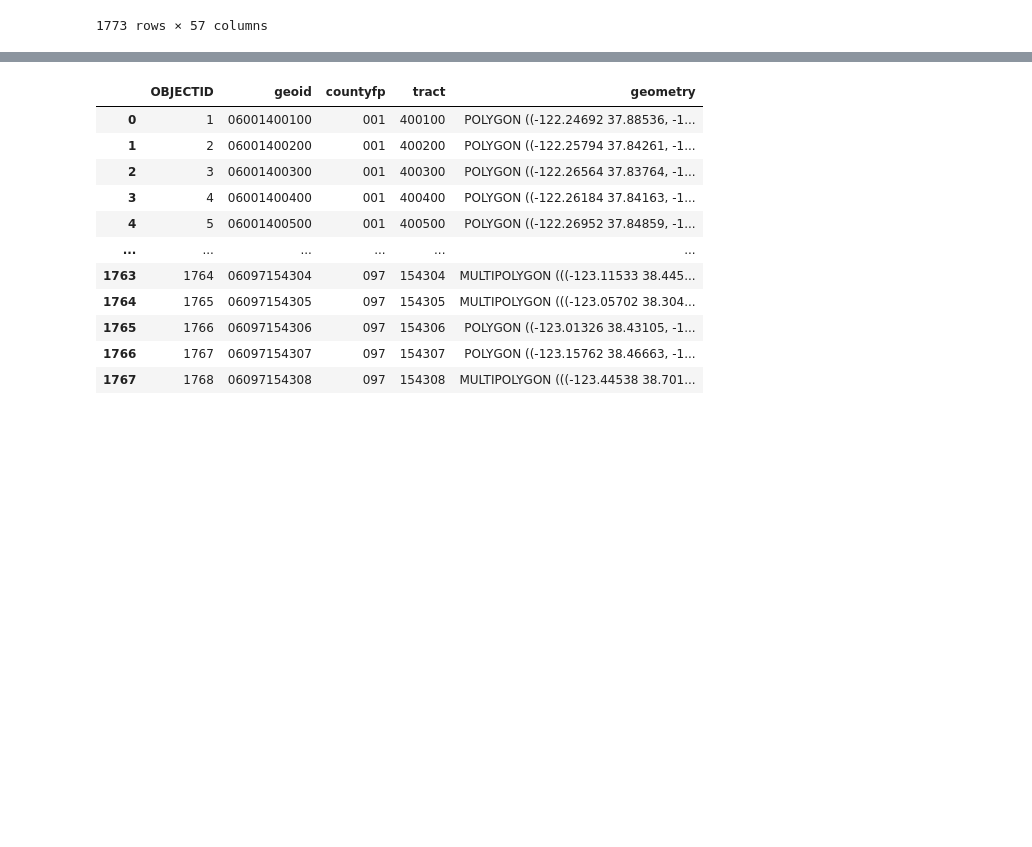
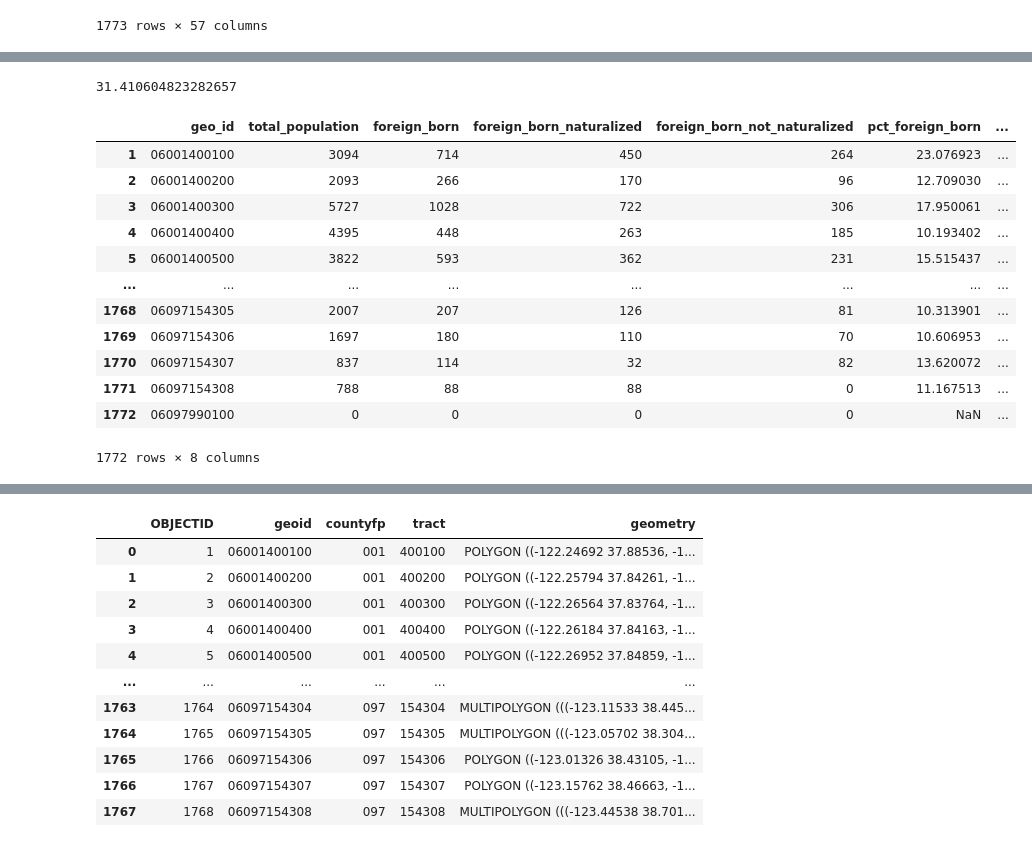
Before and after one commit to MissionLocal/2025-immigration-background, a Jupyter notebook: data.ipynb, the cells around one changed output, grey strips where cells are left out. Saved outputs shown, nothing was run; the diff lists cells and outputs as text; code cells hidden in the pictures; blank space fills up the shorter version.

```diff
--- a/data.ipynb
+++ b/data.ipynb
@@ -51,3 +51,7 @@ df
 # remove the last column
 
 df = df.iloc[:, :-1]
+# %%
+# I want to keep the following columns in a df called df_reduced: B05002_001E, B05002_013E, B05002_014E, B05002_021E
+
+df_reduced = df[['geo_id', 'b05002_001e', 'b05002_013e', 'b05002_014e', 'b05002_021e']]
@@ -53,0 +74,11 @@ df = df.iloc[:, :-1]
+# %%
+# rename columns to: geo_id, total_population, foreign_born, foreign_born_naturalized, foreign_born_not_naturalized
+
+df_reduced = df_reduced.rename(columns={
+    'b05002_001e': 'total_population',
+    'b05002_013e': 'foreign_born',
+    'b05002_014e': 'foreign_born_naturalized',
+    'b05002_021e': 'foreign_born_not_naturalized'
+})
+
+df_reduced
@@ -53,0 +123,26 @@ df = df.iloc[:, :-1]
+# %%
+df_reduced.pct_foreign_born.mean()
+# %% [output]
+31.410604823282657
+# %%
+# do the same for pct_foreign_born_naturalized and pct_foreign_born_not_naturalized
+
+df_reduced['pct_foreign_born_naturalized'] = (df_reduced['foreign_born_naturalized'].astype(float) / df_reduced['foreign_born'].astype(float)) * 100
+
+df_reduced['pct_foreign_born_not_naturalized'] = (df_reduced['foreign_born_not_naturalized'].astype(float) / df_reduced['foreign_born'].astype(float)) * 100
+
+df_reduced
+# %% [output]
+|  | geo_id | total_population | foreign_born | foreign_born_naturalized | foreign_born_not_naturalized | pct_foreign_born | ... |
+| 1 | 06001400100 | 3094 | 714 | 450 | 264 | 23.076923 | ... |
+| 2 | 06001400200 | 2093 | 266 | 170 | 96 | 12.709030 | ... |
+| 3 | 06001400300 | 5727 | 1028 | 722 | 306 | 17.950061 | ... |
+| 4 | 06001400400 | 4395 | 448 | 263 | 185 | 10.193402 | ... |
+| 5 | 06001400500 | 3822 | 593 | 362 | 231 | 15.515437 | ... |
+| ... | ... | ... | ... | ... | ... | ... | ... |
+| 1768 | 06097154305 | 2007 | 207 | 126 | 81 | 10.313901 | ... |
+| 1769 | 06097154306 | 1697 | 180 | 110 | 70 | 10.606953 | ... |
+| 1770 | 06097154307 | 837 | 114 | 32 | 82 | 13.620072 | ... |
+| 1771 | 06097154308 | 788 | 88 | 88 | 0 | 11.167513 | ... |
+| 1772 | 06097990100 | 0 | 0 | 0 | 0 | NaN | ... |
+1772 rows × 8 columns
```
Also changed, not shown: parts of 8 cells of this notebook, 4 other files.
